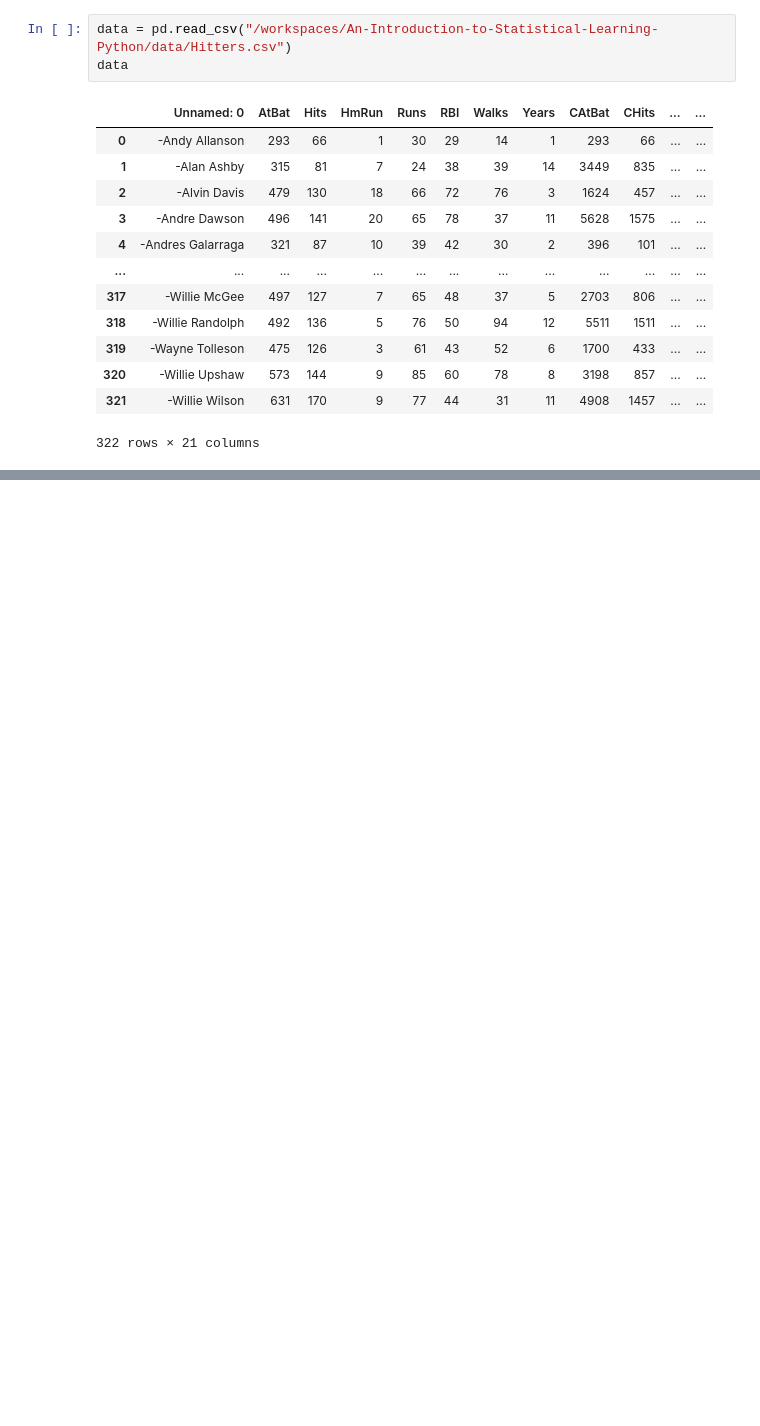
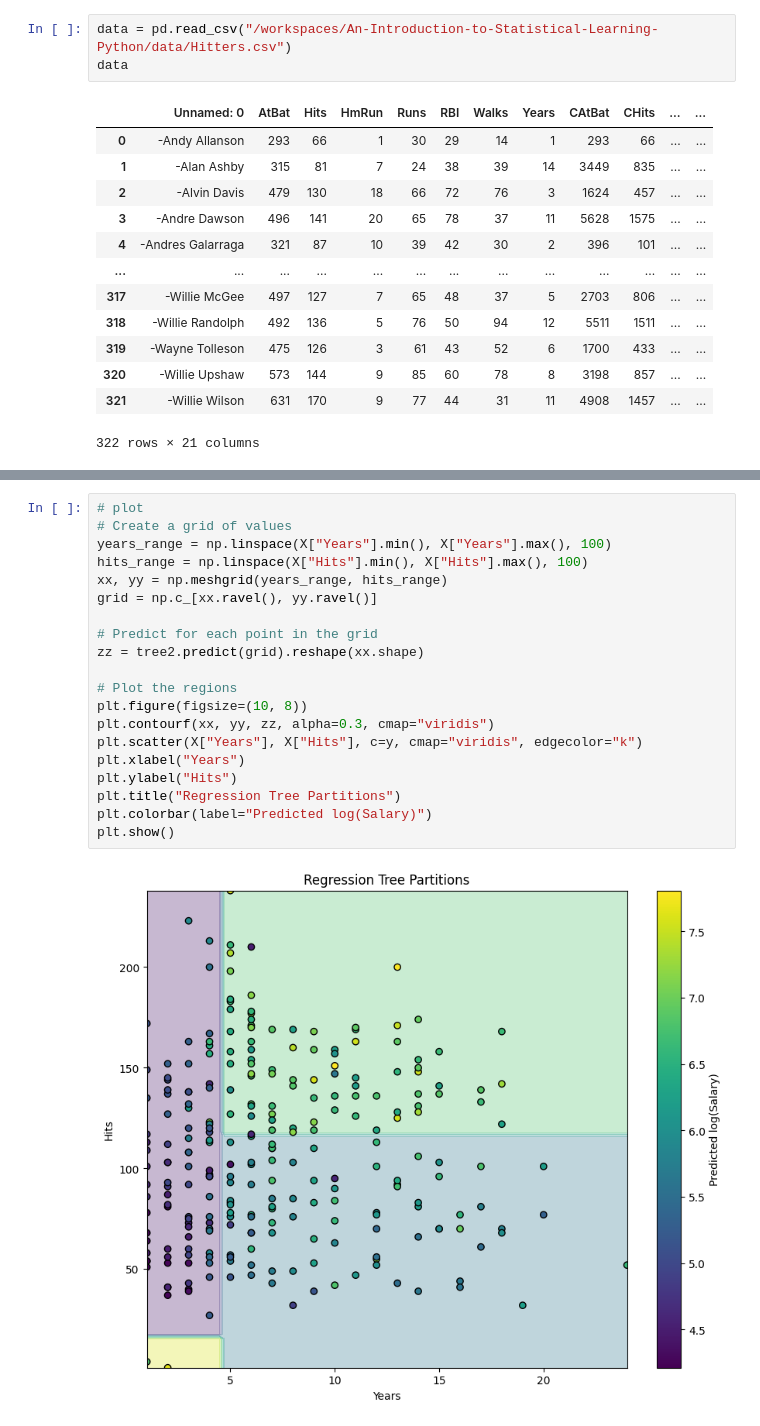
Before and after one commit to ZlataSparrow/An-Introduction-to-Statistical-Learning-Python, a Jupyter notebook: notebook/ch9.ipynb, the cells around one changed output, grey strips where cells are left out. Drawn from its saved outputs; the diff is of its cells as text; blank space fills up the shorter version.

```diff
--- a/notebook/ch9.ipynb
+++ b/notebook/ch9.ipynb
@@ -59,0 +84,22 @@ plt.show()
+# %%
+# plot
+# Create a grid of values
+years_range = np.linspace(X["Years"].min(), X["Years"].max(), 100)
+hits_range = np.linspace(X["Hits"].min(), X["Hits"].max(), 100)
+xx, yy = np.meshgrid(years_range, hits_range)
+grid = np.c_[xx.ravel(), yy.ravel()]
+
+# Predict for each point in the grid
+zz = tree2.predict(grid).reshape(xx.shape)
+
+# Plot the regions
+plt.figure(figsize=(10, 8))
+plt.contourf(xx, yy, zz, alpha=0.3, cmap="viridis")
+plt.scatter(X["Years"], X["Hits"], c=y, cmap="viridis", edgecolor="k")
+plt.xlabel("Years")
+plt.ylabel("Hits")
+plt.title("Regression Tree Partitions")
+plt.colorbar(label="Predicted log(Salary)")
+plt.show()
+# %% [output]
+[figure, added]
```
Also changed, not shown: parts of 12 cells of this notebook.
